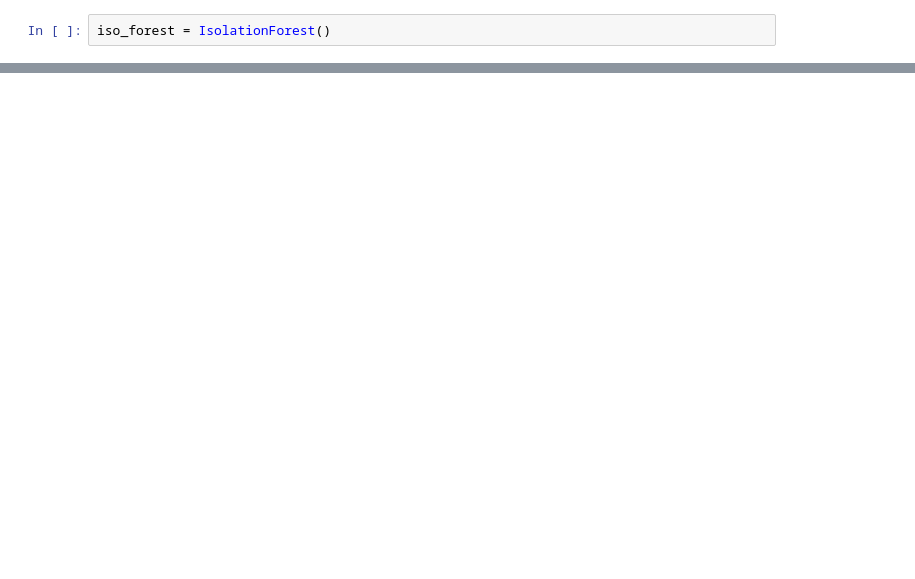
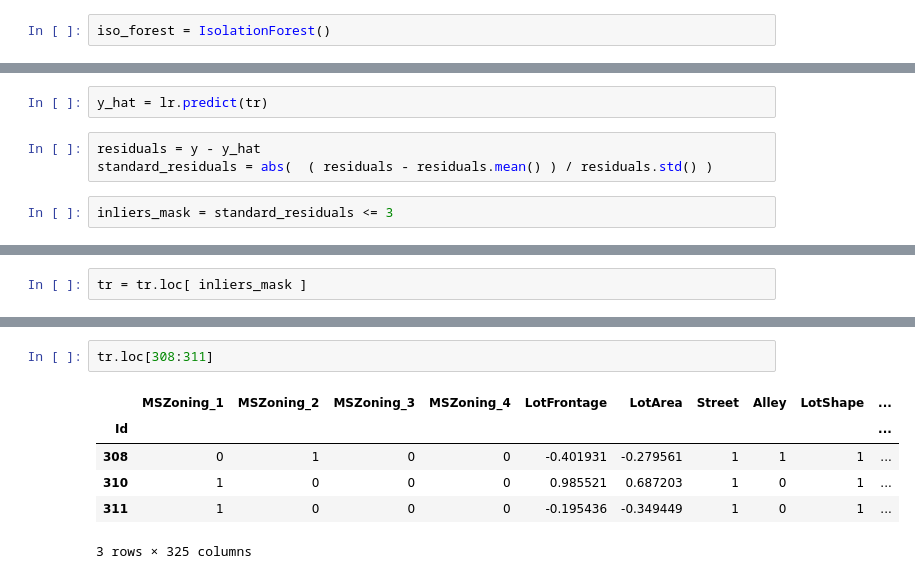
Before and after one commit to antirrabia/Data-Mining, a Jupyter notebook: notebooks/HousePrices.ipynb, the cells around one changed output, grey strips where cells are left out. Saved outputs shown, nothing was run; the diff lists cells and outputs as text; blank space fills up the shorter version.

```diff
--- a/notebooks/HousePrices.ipynb
+++ b/notebooks/HousePrices.ipynb
@@ -902,0 +880,7 @@ d_tr.tail(7)
+# %%
+y_hat = lr.predict(tr)
+# %%
+residuals = y - y_hat
+standard_residuals = abs(  ( residuals - residuals.mean() ) / residuals.std() )
+# %%
+inliers_mask = standard_residuals <= 3
@@ -902,0 +904,2 @@ d_tr.tail(7)
+# %%
+tr = tr.loc[ inliers_mask ]
@@ -902,0 +925,9 @@ d_tr.tail(7)
+# %%
+tr.loc[308:311]
+# %% [output]
+|  | MSZoning_1 | MSZoning_2 | MSZoning_3 | MSZoning_4 | LotFrontage | LotArea | Street | Alley | LotShape | ... |
+| Id |  |  |  |  |  |  |  |  |  | ... |
+| 308 | 0 | 1 | 0 | 0 | -0.401931 | -0.279561 | 1 | 1 | 1 | ... |
+| 310 | 1 | 0 | 0 | 0 | 0.985521 | 0.687203 | 1 | 0 | 1 | ... |
+| 311 | 1 | 0 | 0 | 0 | -0.195436 | -0.349449 | 1 | 0 | 1 | ... |
+3 rows × 325 columns
```
Also changed, not shown: parts of 34 cells of this notebook.
